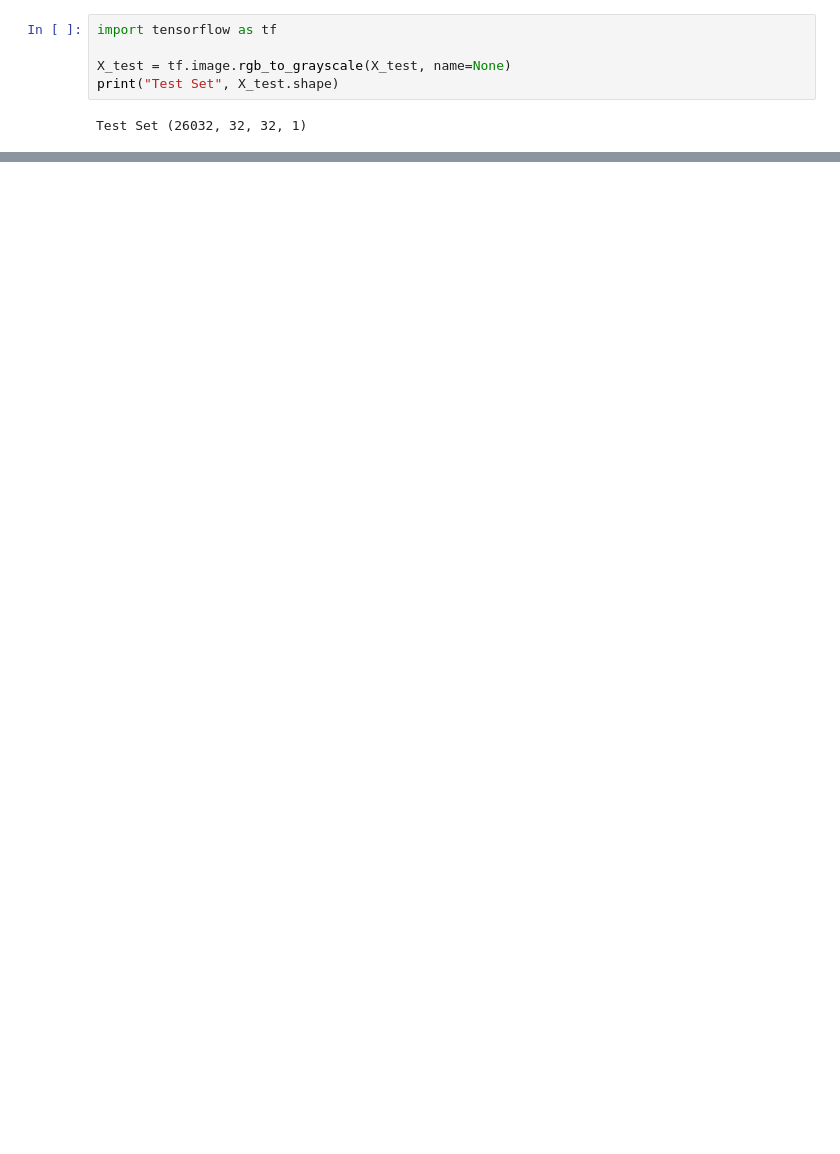
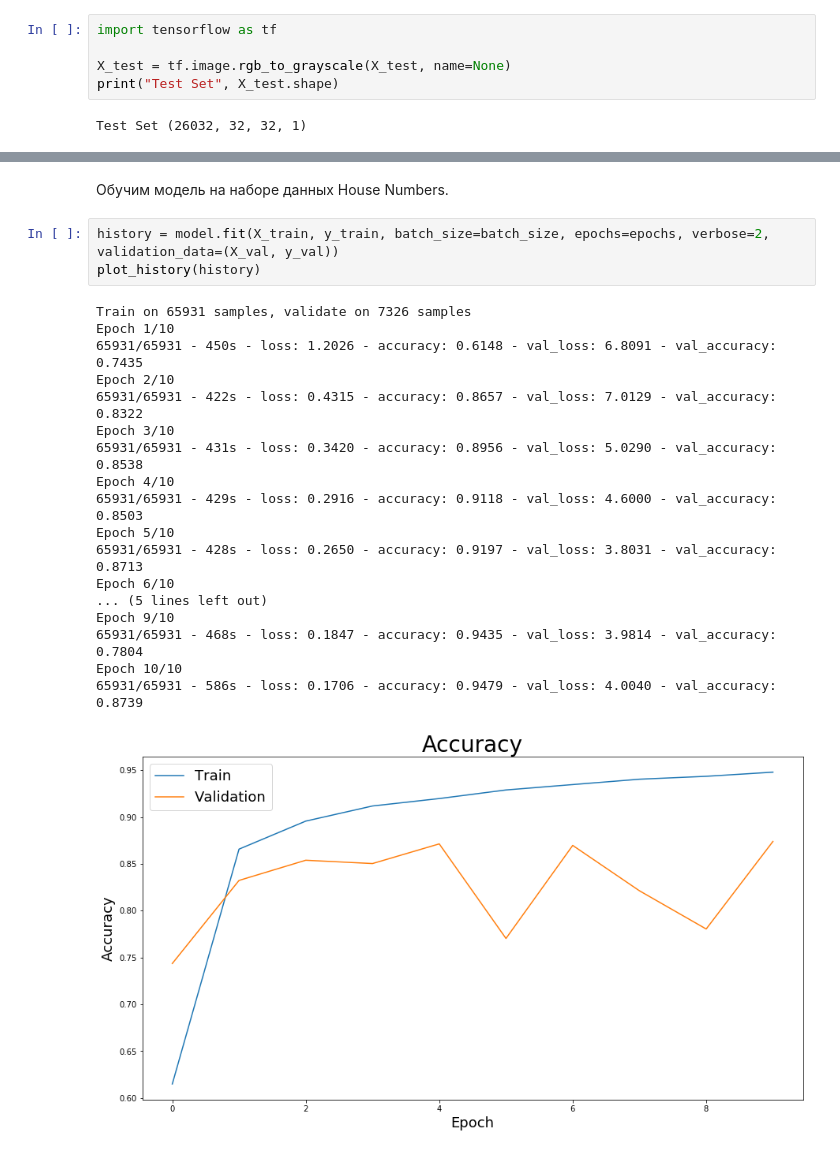
Before and after one commit to dmitrypintusov/deep-learning, a Jupyter notebook: by/bsuir/pintusov/labs/lab4/lab4.ipynb, the cells around one changed output, grey strips where cells are left out. Saved outputs shown, nothing was run; the diff lists cells and outputs as text; blank space fills up the shorter version.

```diff
--- a/by/bsuir/pintusov/labs/lab4/lab4.ipynb
+++ b/by/bsuir/pintusov/labs/lab4/lab4.ipynb
@@ -265,0 +393,24 @@ Actual:  6 Prediction:  2
+# %% [markdown]
+Обучим модель на наборе данных House Numbers.
+# %%
+history = model.fit(X_train, y_train, batch_size=batch_size, epochs=epochs, verbose=2, validation_data=(X_val, y_val))
+plot_history(history)
+# %% [output]
+Train on 65931 samples, validate on 7326 samples
+Epoch 1/10
+65931/65931 - 450s - loss: 1.2026 - accuracy: 0.6148 - val_loss: 6.8091 - val_accuracy: 0.7435
+Epoch 2/10
+65931/65931 - 422s - loss: 0.4315 - accuracy: 0.8657 - val_loss: 7.0129 - val_accuracy: 0.8322
+Epoch 3/10
+65931/65931 - 431s - loss: 0.3420 - accuracy: 0.8956 - val_loss: 5.0290 - val_accuracy: 0.8538
+Epoch 4/10
+65931/65931 - 429s - loss: 0.2916 - accuracy: 0.9118 - val_loss: 4.6000 - val_accuracy: 0.8503
+Epoch 5/10
+65931/65931 - 428s - loss: 0.2650 - accuracy: 0.9197 - val_loss: 3.8031 - val_accuracy: 0.8713
+Epoch 6/10
+... (5 lines left out)
+Epoch 9/10
+65931/65931 - 468s - loss: 0.1847 - accuracy: 0.9435 - val_loss: 3.9814 - val_accuracy: 0.7804
+Epoch 10/10
+65931/65931 - 586s - loss: 0.1706 - accuracy: 0.9479 - val_loss: 4.0040 - val_accuracy: 0.8739
+[figure, added]
```
Also changed, not shown: parts of 37 cells of this notebook.
